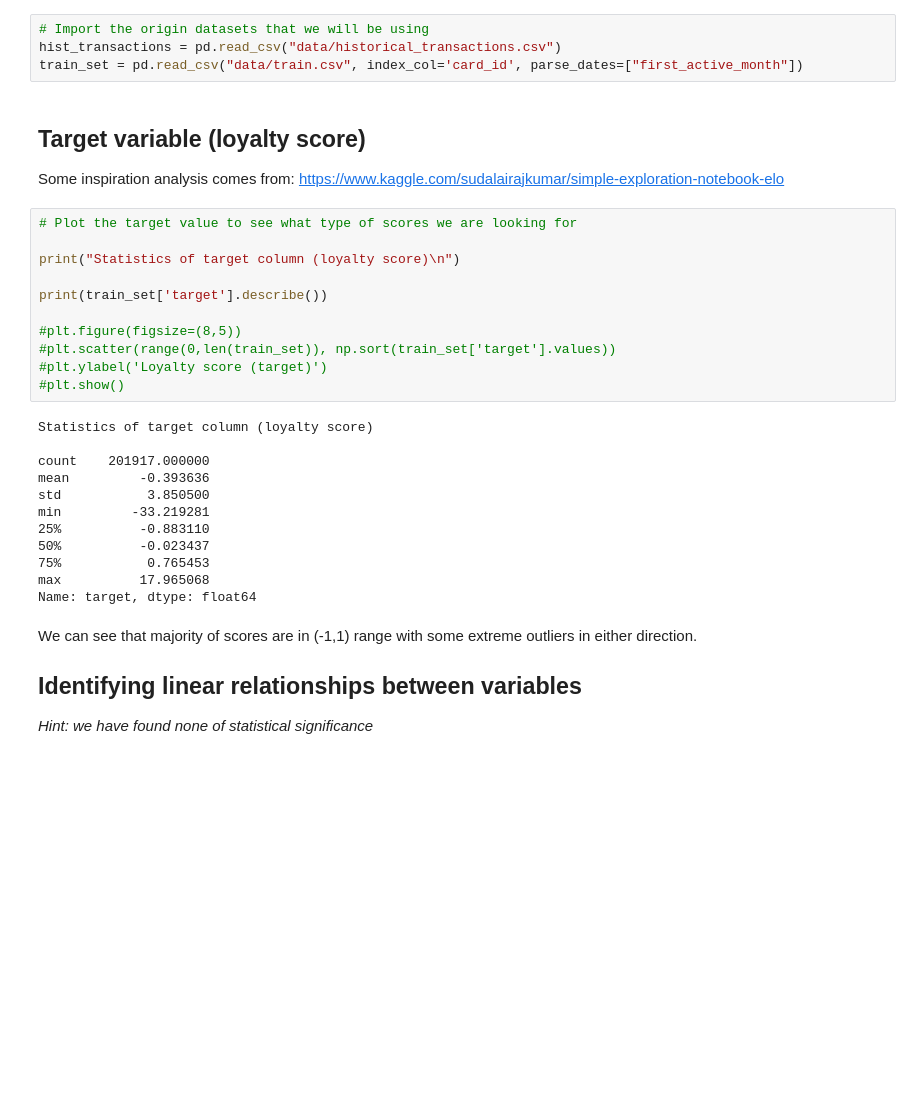
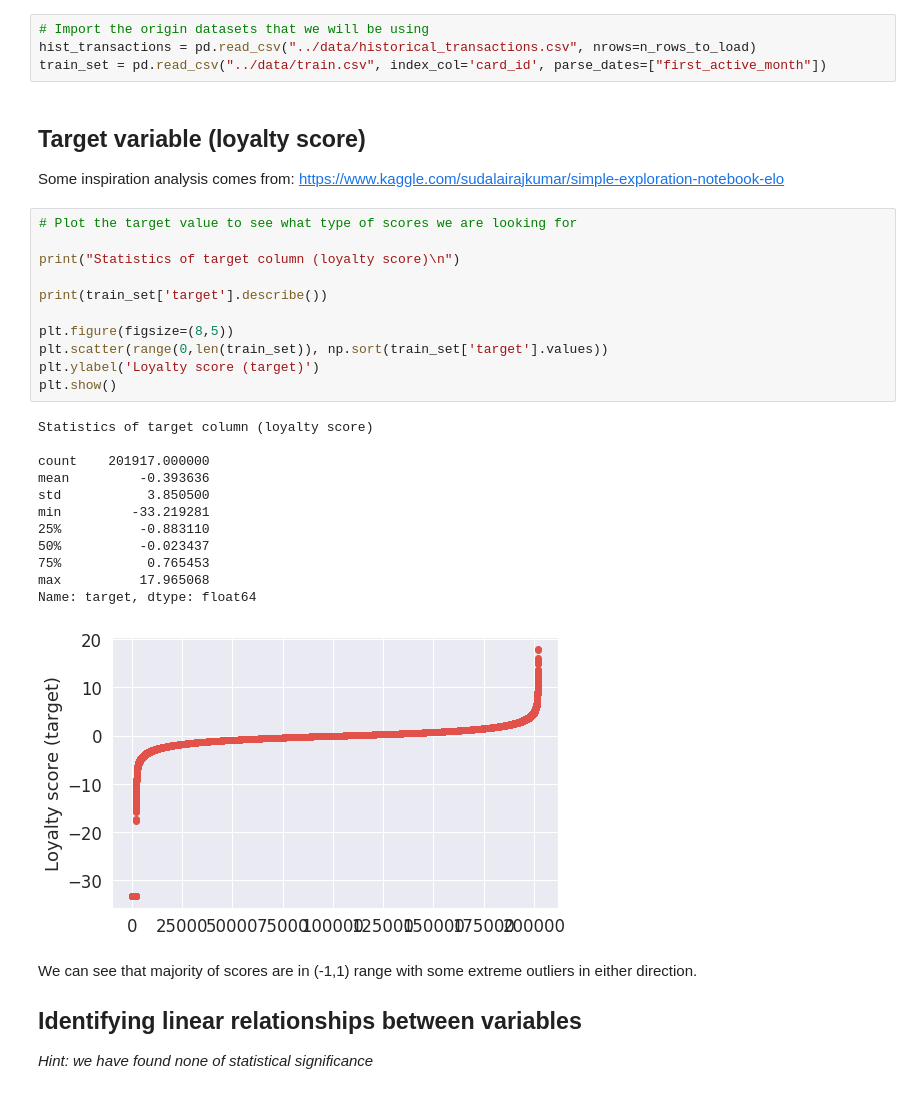
Before and after one commit to nikolaevra/bu425-large-data-cluster-force, a Jupyter notebook: exploratory/explore_transactions.ipynb, the cells around one changed output. Saved outputs shown, nothing was run; the diff lists cells and outputs as text; blank space fills up the shorter version.

```diff
--- a/exploratory/explore_transactions.ipynb
+++ b/exploratory/explore_transactions.ipynb
@@ -15,8 +12,8 @@ import matplotlib.pyplot as plt
 n_rows_to_load = 10000000
 # %%
 # Import the origin datasets that we will be using
-hist_transactions = pd.read_csv("data/historical_transactions.csv")
-train_set = pd.read_csv("data/train.csv", index_col='card_id', parse_dates=["first_active_month"])
+hist_transactions = pd.read_csv("../data/historical_transactions.csv", nrows=n_rows_to_load)
+train_set = pd.read_csv("../data/train.csv", index_col='card_id', parse_dates=["first_active_month"])
 # %% [markdown]
 ##  Target variable (loyalty score)
 
@@ -24,26 +21,27 @@ Some inspiration analysis comes from: https://www.kaggle.com/sudalairajkumar/sim
 # %%
 # Plot the target value to see what type of scores we are looking for
 
 print("Statistics of target column (loyalty score)\n")
 
 print(train_set['target'].describe())
 
-#plt.figure(figsize=(8,5))
-#plt.scatter(range(0,len(train_set)), np.sort(train_set['target'].values))
-#plt.ylabel('Loyalty score (target)')
-#plt.show()
+plt.figure(figsize=(8,5))
+plt.scatter(range(0,len(train_set)), np.sort(train_set['target'].values))
+plt.ylabel('Loyalty score (target)')
+plt.show()
 # %% [output]
 Statistics of target column (loyalty score)
 
 count    201917.000000
 mean         -0.393636
 std           3.850500
 min         -33.219281
 25%          -0.883110
 50%          -0.023437
 75%           0.765453
 max          17.965068
 Name: target, dtype: float64
+[figure, added]
 # %% [markdown]
 We can see that majority of scores are in (-1,1) range with some extreme outliers in either direction.
 
```
Also changed, not shown: parts of 4 cells of this notebook.
